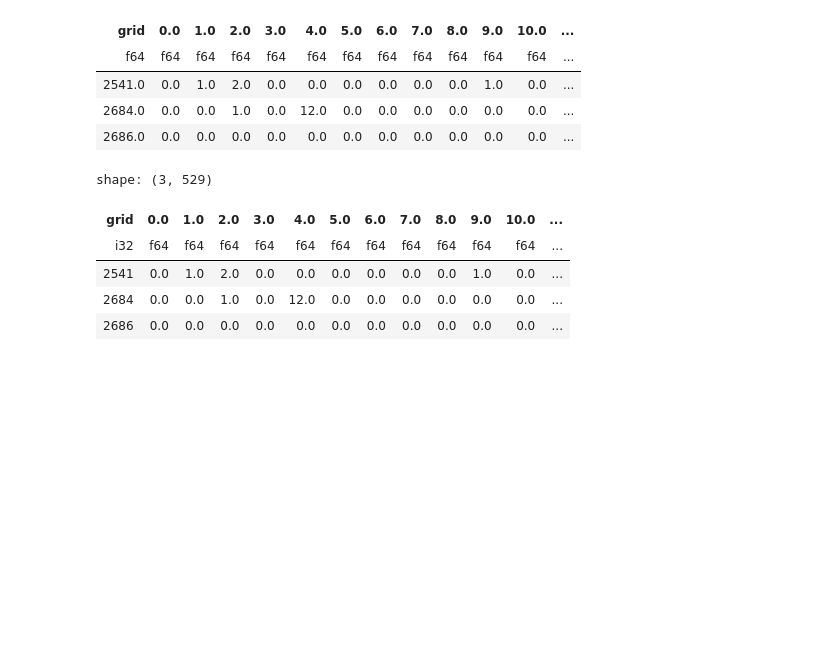
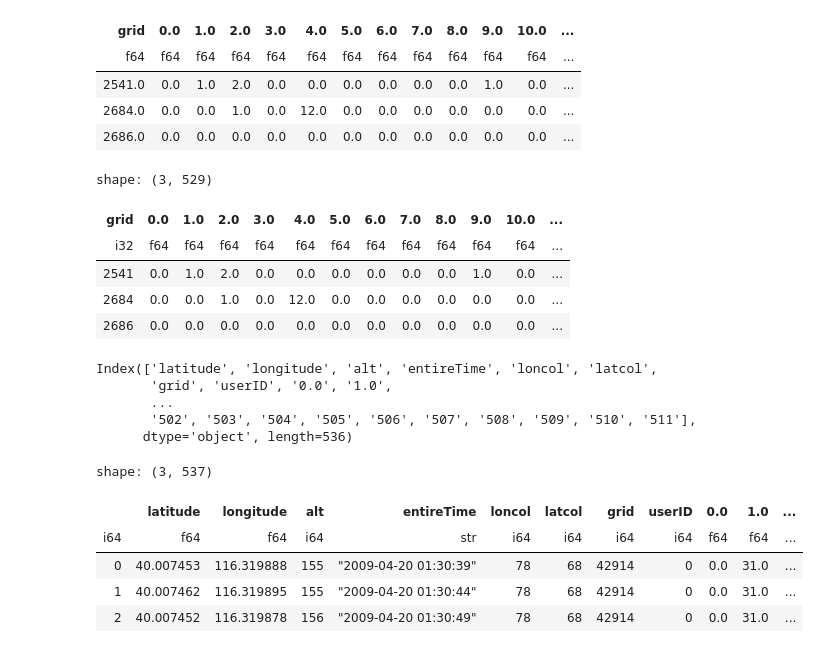
Before and after one commit to youareeverysingleday/GeoFeatureGeneration, a Jupyter notebook: Test.ipynb, the cells around one changed output. Cells and saved outputs as stored; diff of their text form; code cells hidden in the pictures; blank space fills up the shorter version.

Commit message:
update attach feature on 20250109.
but use address to generate district describe that is not suitable. only use longitude and latitude is enough.

```diff
--- a/Test.ipynb
+++ b/Test.ipynb
@@ -361,3 +361,31 @@ shape: (3, 529)
 | 2541 | 0.0 | 1.0 | 2.0 | 0.0 | 0.0 | 0.0 | 0.0 | 0.0 | 0.0 | 1.0 | 0.0 | ... |
 | 2684 | 0.0 | 0.0 | 1.0 | 0.0 | 12.0 | 0.0 | 0.0 | 0.0 | 0.0 | 0.0 | 0.0 | ... |
 | 2686 | 0.0 | 0.0 | 0.0 | 0.0 | 0.0 | 0.0 | 0.0 | 0.0 | 0.0 | 0.0 | 0.0 | ... |
+# %%
+import pandas as pd
+
+userTrajectory = pd.read_csv("./Data/Output/TrajectoryFeature/000.csv",
+                                 index_col=0,
+                                 parse_dates=['entireTime'], nrows=10)
+
+print(userTrajectory.columns)
+# %% [output]
+Index(['latitude', 'longitude', 'alt', 'entireTime', 'loncol', 'latcol',
+       'grid', 'userID', '0.0', '1.0',
+       ...
+       '502', '503', '504', '505', '506', '507', '508', '509', '510', '511'],
+      dtype='object', length=536)
+# %%
+import polars as pl
+
+userTrajectory = pl.read_csv("./Data/Output/TrajectoryFeature/000.csv", n_rows=10)
+
+# print(userTrajectory.columns)
+userTrajectory.head(3)
+# %% [output]
+shape: (3, 537)
+|  | latitude | longitude | alt | entireTime | loncol | latcol | grid | userID | 0.0 | 1.0 | ... |
+| i64 | f64 | f64 | i64 | str | i64 | i64 | i64 | i64 | f64 | f64 | ... |
+| 0 | 40.007453 | 116.319888 | 155 | "2009-04-20 01:30:39" | 78 | 68 | 42914 | 0 | 0.0 | 31.0 | ... |
+| 1 | 40.007462 | 116.319895 | 155 | "2009-04-20 01:30:44" | 78 | 68 | 42914 | 0 | 0.0 | 31.0 | ... |
+| 2 | 40.007452 | 116.319878 | 156 | "2009-04-20 01:30:49" | 78 | 68 | 42914 | 0 | 0.0 | 31.0 | ... |
```
Also changed, not shown: parts of 1 cell of this notebook, 3 other files.
